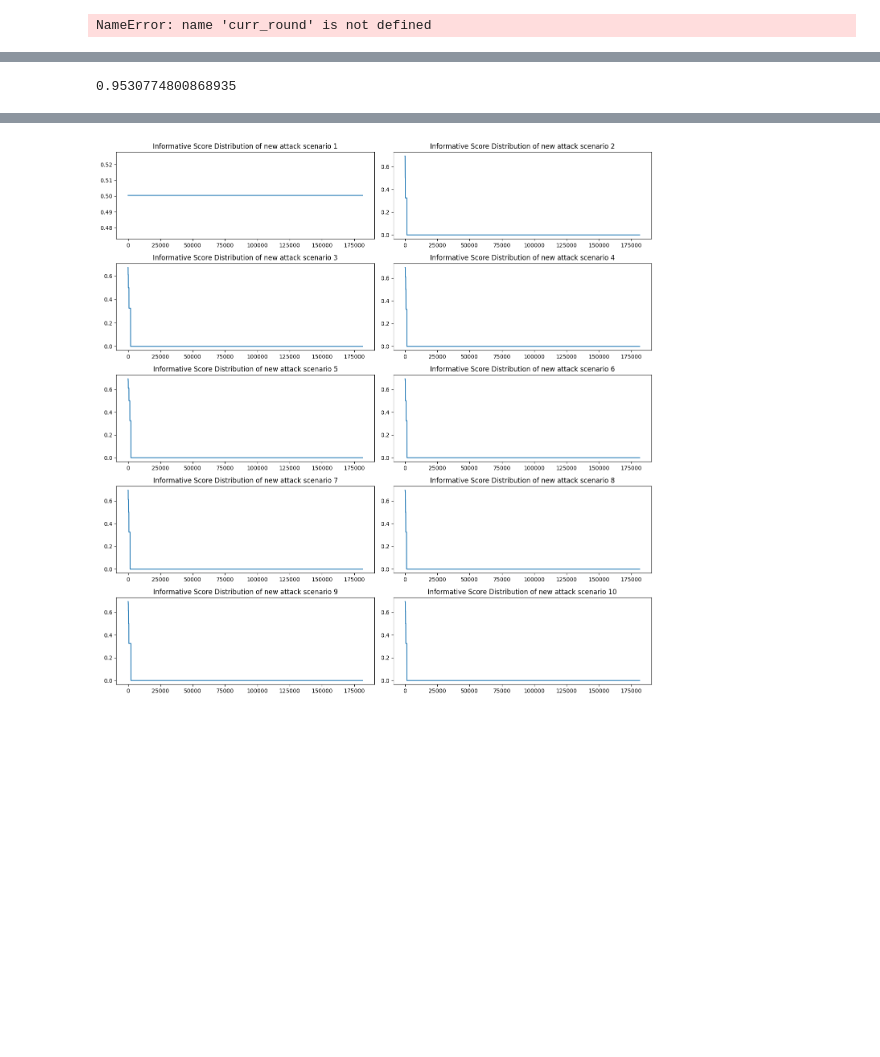
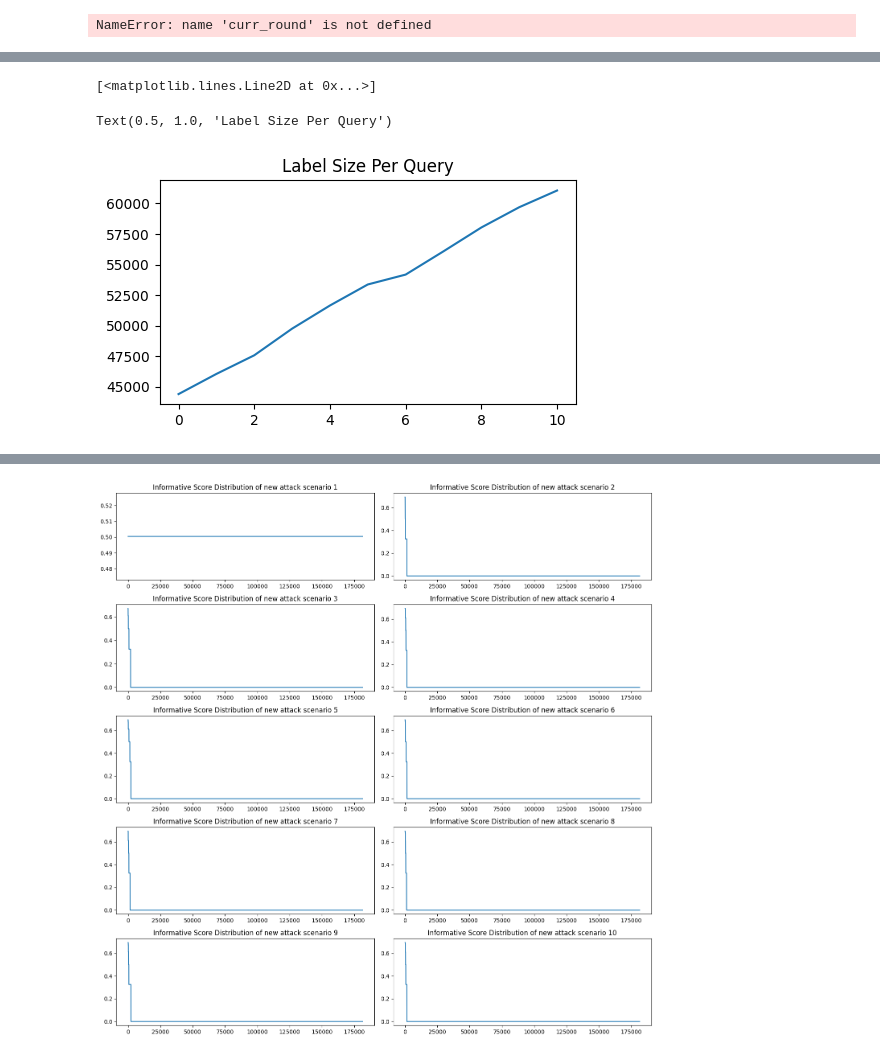
Before and after one commit to VincentSheh/NA_Model_Evaluation, a Jupyter notebook: TSAL.ipynb, the cells around one changed output, grey strips where cells are left out. Cells and saved outputs as stored; diff of their text form; code cells hidden in the pictures; blank space fills up the shorter version.

```diff
--- a/TSAL.ipynb
+++ b/TSAL.ipynb
@@ -1096,7 +1125,13 @@ Added 10000 Shape of Label_ind: (34723,)
-# %%
-unc_query_accuracy
-# %% [output]
-0.9530774800868935
+# %%
+fig, ax = plt.subplots(1,1,figsize=(5,3))
+ax.plot(np.arange(len(label_size)), label_size)
+ax.set_title("Label Size Per Query")
+plt.tight_layout()
+plt.show()
+# %% [output]
+[<matplotlib.lines.Line2D at 0x...>]
+Text(0.5, 1.0, 'Label Size Per Query')
+[figure, added]
 # %%
 fig, ax = plt.subplots(1,2, figsize=(10,6))
 sns.lineplot(data=result_df,ax=ax[0], palette='tab10', linewidth=2.5)
```
Also changed, not shown: parts of 23 cells of this notebook, 4 other files.
